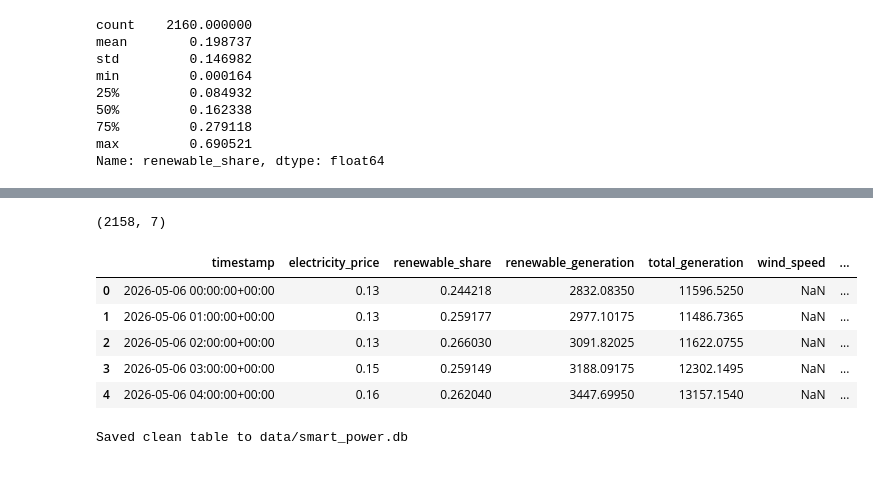
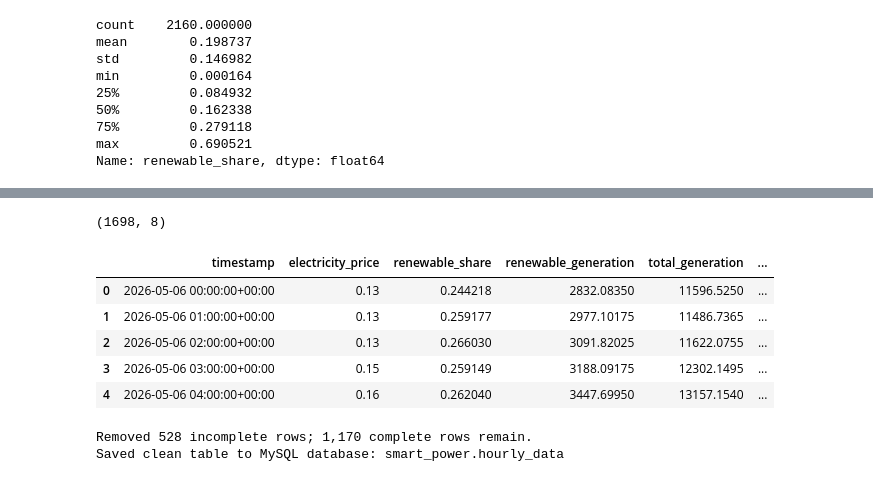
Before and after one commit to vildanpir/smart-power-project, a Jupyter notebook: notebooks/smart-power-transform.ipynb, the cells around one changed output, grey strips where cells are left out. Saved outputs shown, nothing was run; the diff lists cells and outputs as text; code cells hidden in the pictures.

Commit message:
Complete carbon-aware analytics and final deliverables

```diff
--- a/notebooks/smart-power-transform.ipynb
+++ b/notebooks/smart-power-transform.ipynb
@@ -9,17 +9,25 @@ one clean table, and stores it in a SQLite database.
 # %% [markdown]
 ## 1. Load raw data (produced by `src/ingest.py`)
 # %%
+from pathlib import Path
+import sys
+
 import pandas as pd
 
+PROJECT_ROOT = Path.cwd().parent if Path.cwd().name == "notebooks" else Path.cwd()
+sys.path.insert(0, str(PROJECT_ROOT / "src"))
+from database import ensure_hourly_data_schema, get_mysql_engine
+
 # Load the raw CSVs
-weather = pd.read_csv("../data/raw_weather.csv")
-prices  = pd.read_csv("../data/raw_prices.csv")
-gen     = pd.read_csv("../data/raw_generation.csv")
+weather = pd.read_csv(PROJECT_ROOT / "data" / "raw_weather.csv")
+prices = pd.read_csv(PROJECT_ROOT / "data" / "raw_prices.csv")
+gen = pd.read_csv(PROJECT_ROOT / "data" / "raw_generation.csv")
+carbon = pd.read_csv(PROJECT_ROOT / "data" / "raw_carbon_intensity.csv")
 
 # Make sure every timestamp is a proper UTC datetime
-for name, df in [("weather", weather), ("prices", prices), ("generation", gen)]:
-    df["timestamp"] = pd.to_datetime(df["timestamp"], utc=True)
-    print(name, df.shape)
+for name, source_df in [("weather", weather), ("prices", prices), ("generation", gen), ("carbon", carbon)]:
+    source_df["timestamp"] = pd.to_datetime(source_df["timestamp"], utc=True)
+    print(name, source_df.shape)
 # %% [output]
 weather (2184, 3)
 prices (2184, 2)
@@ -91,10 +100,20 @@ Merge the three hourly tables on `timestamp` into one clean dataset, then save i
 # Bring gen_hourly's index back as a column so we can merge on it
 gen_hourly = gen_hourly.reset_index()
 
-# Merge the three tables on timestamp.
-# how="inner" keeps only the hours present in ALL three tables (no missing values)
+# Resample Wattnet's validated 15-minute values to an hourly mean.
+carbon_hourly = (carbon.set_index("timestamp")["carbon_intensity_gco2_kwh"]
+                 .resample("h").agg(["mean", "count"]))
+carbon_hourly = (carbon_hourly.loc[carbon_hourly["count"] == 4, ["mean"]]
+                 .rename(columns={"mean": "carbon_intensity_gco2_kwh"})
+                 .reset_index())
+assert carbon_hourly["carbon_intensity_gco2_kwh"].ge(0).all()
+
+# Merge the four tables on timestamp.
+# how="inner" keeps timestamps present in all four tables.
+# Source rows can still contain null measurements; those are handled below.
 df = prices.merge(gen_hourly, on="timestamp", how="inner")
 df = df.merge(weather, on="timestamp", how="inner")
+df = df.merge(carbon_hourly, on="timestamp", how="inner")
 
 print(df.shape)   # ~2150 rows (the overlapping hours)
 df.head()
@@ -109,36 +128,55 @@ df.head()
 # %%
 # Keep the core columns for analysis + machine learning
 clean = df[[
     "timestamp",
     "electricity_price",
     "renewable_share",
     "renewable_generation",
     "total_generation",
+    "carbon_intensity_gco2_kwh",
     "wind_speed",
     "solar_radiation",
 ]].copy()
 
 print(clean.shape)
 clean.head()
 # %% [output]
-(2158, 7)
+(1698, 8)
-|  | timestamp | electricity_price | renewable_share | renewable_generation | total_generation | wind_speed | ... |
-| 0 | 2026-05-06 00:00:00+00:00 | 0.13 | 0.244218 | 2832.08350 | 11596.5250 | NaN | ... |
-| 1 | 2026-05-06 01:00:00+00:00 | 0.13 | 0.259177 | 2977.10175 | 11486.7365 | NaN | ... |
-| 2 | 2026-05-06 02:00:00+00:00 | 0.13 | 0.266030 | 3091.82025 | 11622.0755 | NaN | ... |
-| 3 | 2026-05-06 03:00:00+00:00 | 0.15 | 0.259149 | 3188.09175 | 12302.1495 | NaN | ... |
-| 4 | 2026-05-06 04:00:00+00:00 | 0.16 | 0.262040 | 3447.69950 | 13157.1540 | NaN | ... |
+|  | timestamp | electricity_price | renewable_share | renewable_generation | total_generation | ... |
+| 0 | 2026-05-06 00:00:00+00:00 | 0.13 | 0.244218 | 2832.08350 | 11596.5250 | ... |
+| 1 | 2026-05-06 01:00:00+00:00 | 0.13 | 0.259177 | 2977.10175 | 11486.7365 | ... |
+| 2 | 2026-05-06 02:00:00+00:00 | 0.13 | 0.266030 | 3091.82025 | 11622.0755 | ... |
+| 3 | 2026-05-06 03:00:00+00:00 | 0.15 | 0.259149 | 3188.09175 | 12302.1495 | ... |
+| 4 | 2026-05-06 04:00:00+00:00 | 0.16 | 0.262040 | 3447.69950 | 13157.1540 | ... |
 # %%
-from sqlalchemy import create_engine
+from sqlalchemy import text
 
-# SQLite does not handle timezone-aware datetimes well -> drop the tz (values stay UTC)
+# Keep only complete hours shared by all four sources.
+rows_before = len(clean)
+clean = clean.dropna().reset_index(drop=True)
+print(f"Removed {rows_before - len(clean):,} incomplete rows; {len(clean):,} complete rows remain.")
+
+assert not clean["timestamp"].duplicated().any(), "Duplicate timestamps found"
+assert clean.isna().sum().sum() == 0, "Missing values remain"
+assert clean["renewable_share"].between(0, 1).all(), "Renewable share outside [0, 1]"
+assert clean["carbon_intensity_gco2_kwh"].ge(0).all(), "Negative carbon intensity"
+
+# MySQL DATETIME is timezone-naive; the values remain explicitly defined as UTC.
 clean["timestamp"] = clean["timestamp"].dt.tz_localize(None)
+clean = clean.rename(columns={"timestamp": "timestamp_utc"})
 
-engine = create_engine("sqlite:///../data/smart_power.db")
-clean.to_sql("hourly_data", engine, if_exists="replace", index=False)
+engine = get_mysql_engine(PROJECT_ROOT)
+ensure_hourly_data_schema(engine)
+with engine.begin() as connection:
+    connection.execute(text("DELETE FROM hourly_data"))
+    clean.to_sql(
+        "hourly_data", connection, if_exists="append", index=False,
+        chunksize=500, method="multi",
+    )
 
-print("Saved clean table to data/smart_power.db")
+print("Saved clean table to MySQL database: smart_power.hourly_data")
 # %% [output]
-Saved clean table to data/smart_power.db
+Removed 528 incomplete rows; 1,170 complete rows remain.
+Saved clean table to MySQL database: smart_power.hourly_data
 # %%
 # Read it back with SQL to confirm
```
Also changed, not shown: parts of 8 cells of this notebook, 16 other files.
